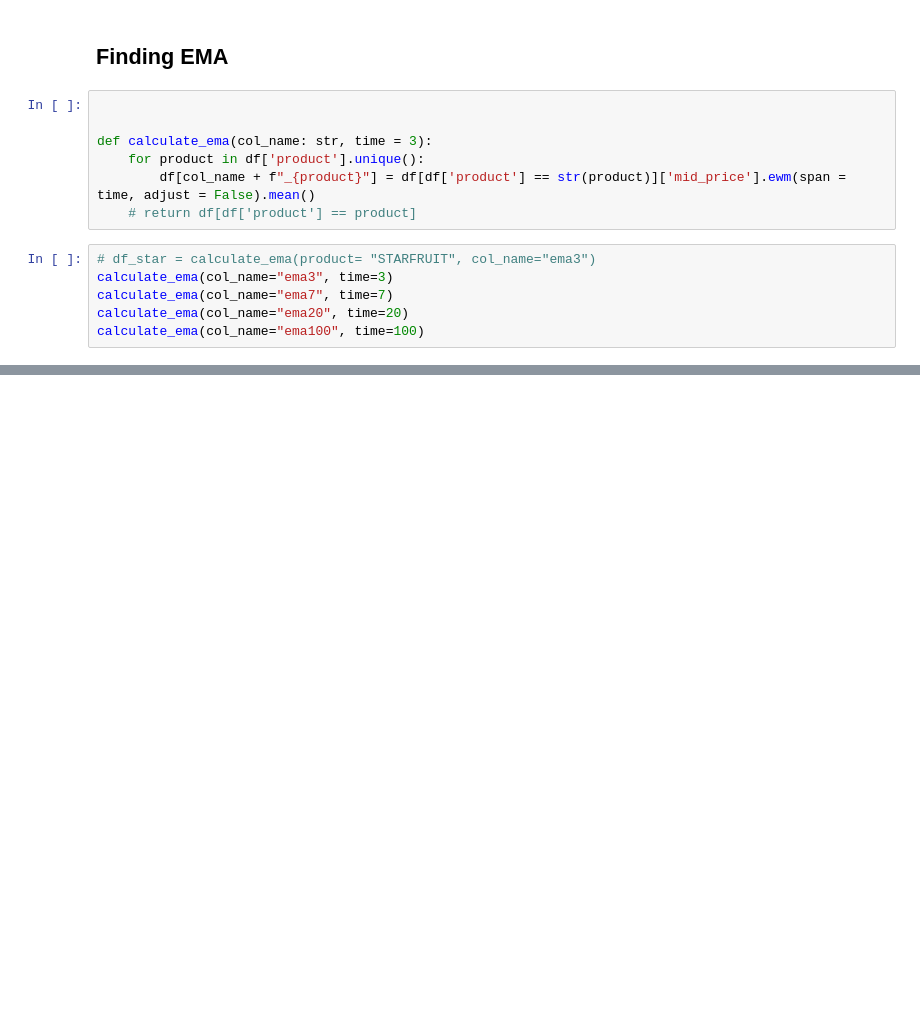
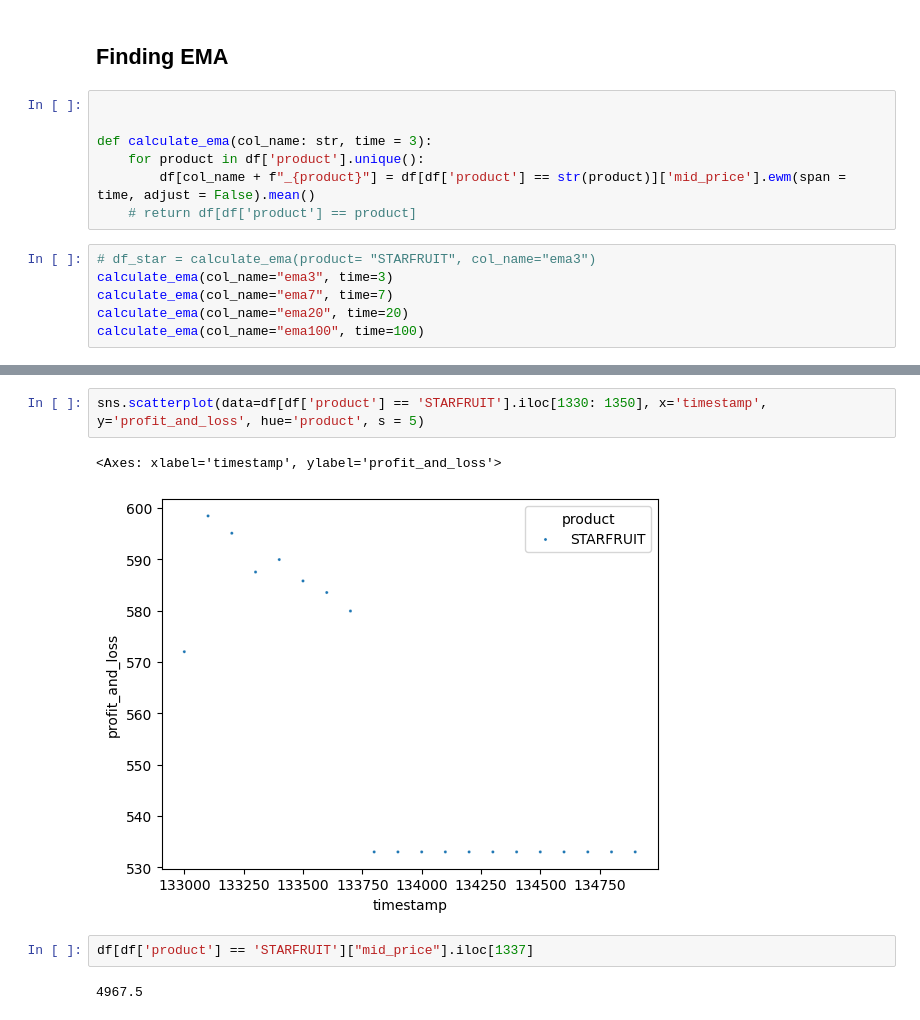
Before and after one commit to VincentG03/IMC-Poverty, a Jupyter notebook: Ziheng/output.ipynb, the cells around one changed output, grey strips where cells are left out. Saved outputs shown, nothing was run; the diff lists cells and outputs as text; blank space fills up the shorter version.

```diff
--- a/Ziheng/output.ipynb
+++ b/Ziheng/output.ipynb
@@ -147,0 +156,9 @@ Text(0, 0.5, 'PRICE')
+# %%
+sns.scatterplot(data=df[df['product'] == 'STARFRUIT'].iloc[1330: 1350], x='timestamp', y='profit_and_loss', hue='product', s = 5)
+# %% [output]
+<Axes: xlabel='timestamp', ylabel='profit_and_loss'>
+[figure, added]
+# %%
+df[df['product'] == 'STARFRUIT']["mid_price"].iloc[1337]
+# %% [output]
+4967.5
```
Also changed, not shown: parts of 14 cells of this notebook, 1 other file.
